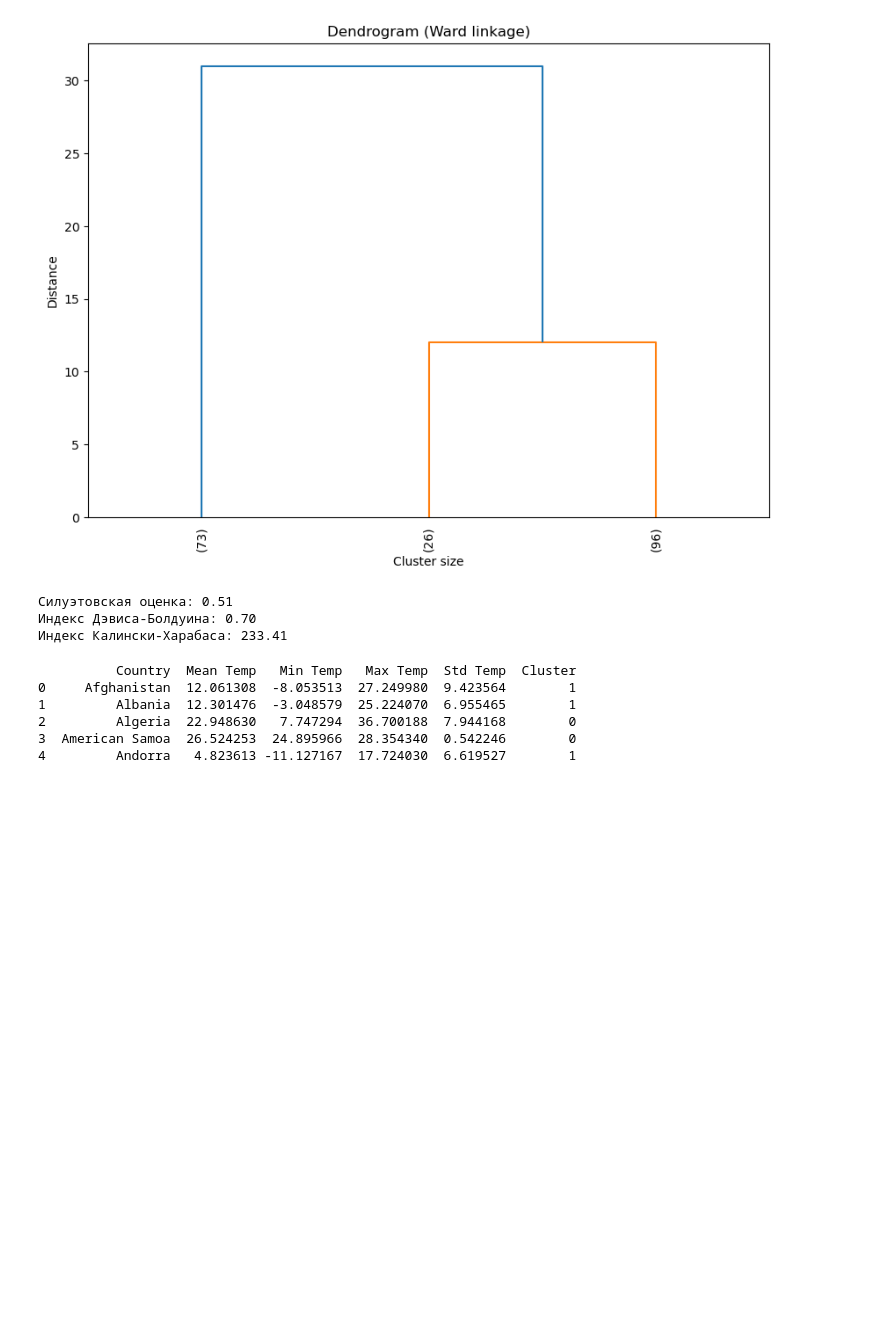
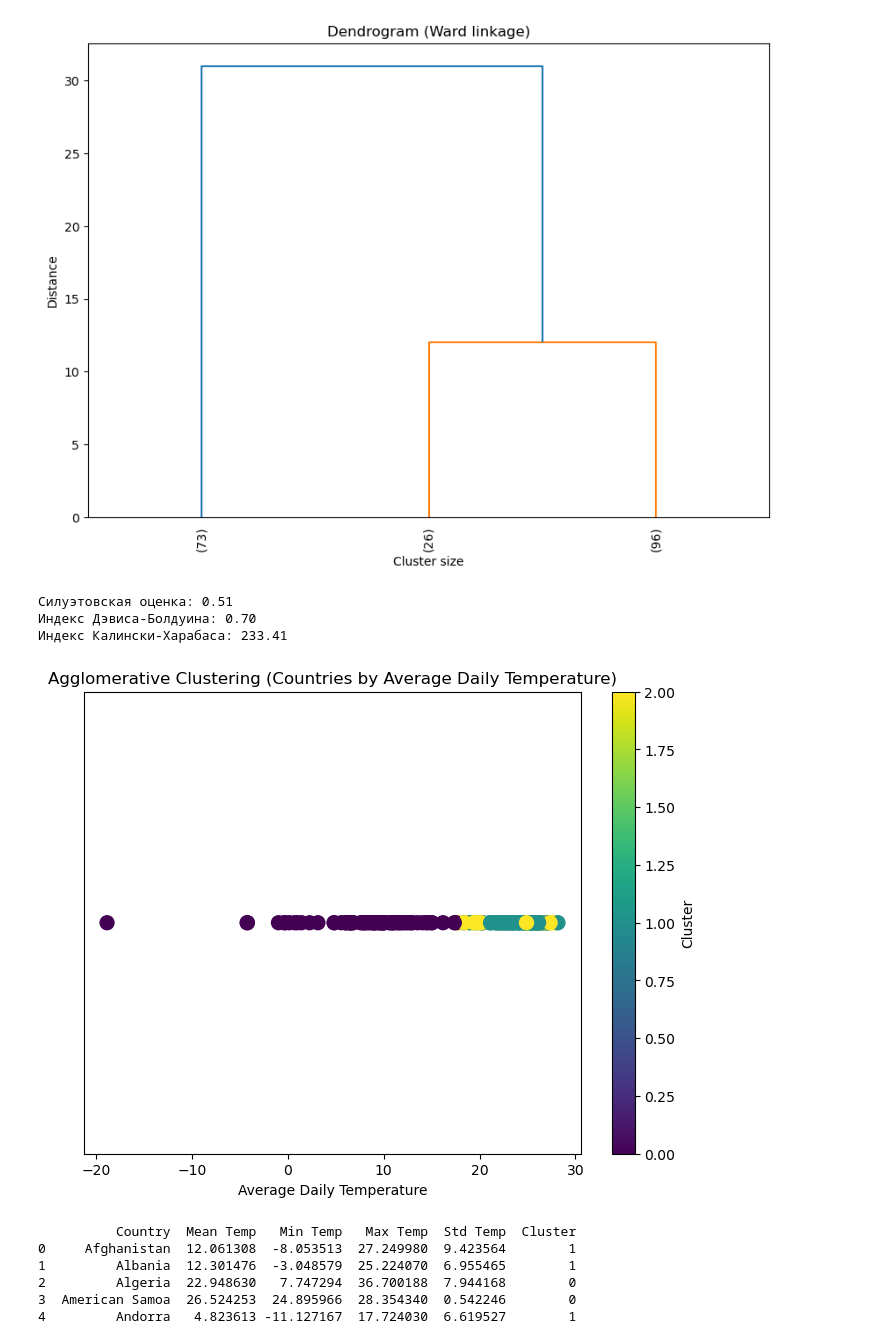
Before and after one commit to YanaTsemirhaliyeva/average_yearly_surface_temperature, a Jupyter notebook: notebooks/clastering.ipynb, the cells around one changed output. Saved outputs shown, nothing was run; the diff lists cells and outputs as text; code cells hidden in the pictures; blank space fills up the shorter version.

```diff
--- a/notebooks/clastering.ipynb
+++ b/notebooks/clastering.ipynb
@@ -310,6 +292,23 @@ print(f"Индекс Калински-Харабаса: {calinski_harabasz:.2f}"
 Силуэтовская оценка: 0.51
 Индекс Дэвиса-Болдуина: 0.70
 Индекс Калински-Харабаса: 233.41
+# %%
+# Визуализация кластеров в одномерном пространстве
+plt.figure(figsize=(8, 6))
+plt.scatter(
+    country_avg_temp["Mean Temp"],  # Средняя температура
+    [0] * len(country_avg_temp),  # Все точки по оси Y на одной линии
+    c=country_avg_temp["Cluster"],  # Метки кластеров
+    s=100,  # Размер точек
+    cmap='viridis'  # Цветовая схема
+)
+plt.title("Agglomerative Clustering (Countries by Average Daily Temperature)")
+plt.xlabel("Average Daily Temperature")
+plt.yticks([])  # Убираем значения на оси Y, так как они не имеют смысла
+plt.colorbar(label="Cluster")  # Добавляем цветовую легенду
+plt.show()
+# %% [output]
+[figure, added]
 # %%
 # Применяем агломеративную кластеризацию
 n_clusters = 2  # Указываем количество кластеров
```
Also changed, not shown: parts of 1 cell of this notebook.
